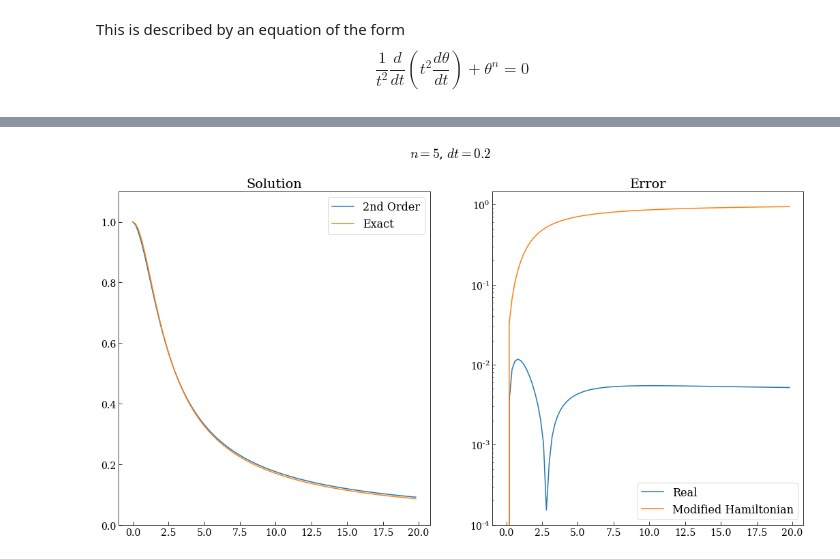
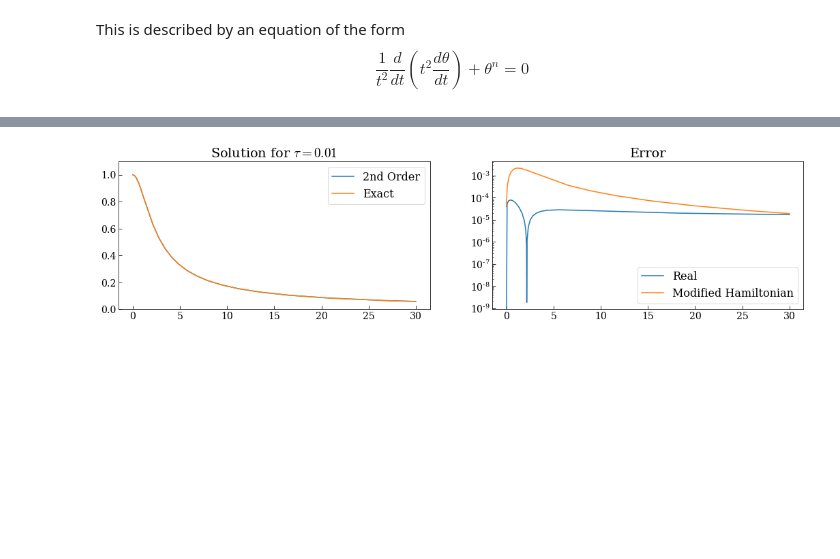
Before and after one commit to mseri/contact-integrators, a Jupyter notebook: The Lane-Emden Model-Error Analysis.ipynb, the cells around one changed output, grey strips where cells are left out. Drawn from its saved outputs; the diff is of its cells as text; code cells hidden in the pictures; blank space fills up the shorter version.

```diff
--- a/The Lane-Emden Model-Error Analysis.ipynb
+++ b/The Lane-Emden Model-Error Analysis.ipynb
@@ -57,7 +62,8 @@ def upper_error_bound_p(n, m, dt, p, q):
+# %%
+dt = 0.01 # run with 0.2 and 0.01
 # %%
 n = 0
 le = LaneEmden(n)
-dt = 0.2
 tf = 2.7
 p0, q0 = (0,1)
 tspan = np.arange(0.0, tf, dt)
@@ -66,8 +72,8 @@ exact = lambda t: 1-1/6*t**2
 errq = lambda m, p0, q0: upper_error_bound(n,m,dt,p0,q0)
 errp = lambda m, p0, q0: upper_error_bound_p(n,m,dt,p0,q0)
 
-plt.figure(figsize=(18,9))
-plt.suptitle(f"$n={le.n}$, $dt={dt}$")
+plt.figure(figsize=(18,4))
+#plt.suptitle(f"$n={le.n}$, $dt={dt}$")
 sol, _, _ = ic.integrate(ic.step, le, tspan, p0, q0, 0.0)
 
 #p1, q1 = sol[:,0][1], sol[:,1][1]
@@ -75,7 +81,7 @@ sol, _, _ = ic.integrate(ic.step, le, tspan, p0, q0, 0.0)
 #sole1, _, _ = ic.integrate(ic.step6e, le, tspan[1:], p1, q1, 0.0)
 
 plt.subplot(121)
-plt.title("Solution")
+plt.title(f"Solution for $\\tau={dt}$")
 plt.plot(tspan,sol[:,1],label="2nd Order")
 plt.plot(tspan, exact(tspan),
          label="Exact")
@@ -85,7 +91,7 @@ plt.legend()
 plt.subplot(122)
 plt.title("Error")
 plt.plot(tspan,abs(sol[:,1]-exact(tspan)),label="Real")
-plt.plot(tspan,np.cumsum([errq(m,p0,q0) for m, p0, q0 in zip(range(len(tspan)),sol[:,0],sol[:,1])]),
+plt.plot(tspan,np.array([errq(m,p0,q0) for m, p0, q0 in zip(range(len(tspan)),sol[:,0],sol[:,1])]),
          label="Modified Hamiltonian")
 plt.legend()
 plt.yscale("log")
@@ -97,7 +103,6 @@ plt.show()
 # %%
 n = 1
 le = LaneEmden(n)
-dt = 0.2
 tf = 3.5
 p0, q0 = (0,1)
 tspan = np.arange(0.0, tf, dt)
@@ -110,8 +115,8 @@ exact[0] = 1.0
 errq = lambda m, p0, q0: upper_error_bound(n,m,dt,p0,q0)
 errp = lambda m, p0, q0: upper_error_bound_p(n,m,dt,p0,q0)
 
-plt.figure(figsize=(18,9))
-plt.suptitle(f"$n={le.n}$, $dt={dt}$")
+plt.figure(figsize=(18,4))
+#plt.suptitle(f"$n={le.n}$, $dt={dt}$")
 sol, _, _ = ic.integrate(ic.step, le, tspan, p0, q0, 0.0)
 
 #p1, q1 = sol[:,0][1], sol[:,1][1]
@@ -119,7 +124,7 @@ sol, _, _ = ic.integrate(ic.step, le, tspan, p0, q0, 0.0)
 #sole1, _, _ = ic.integrate(ic.step6e, le, tspan[1:], p1, q1, 0.0)
 
 plt.subplot(121)
-plt.title("Solution")
+plt.title(f"Solution for $\\tau={dt}$")
 plt.plot(tspan,sol[:,1],label="2nd Order")
 plt.plot(tspan, exact,
          label="Exact")
@@ -129,7 +134,7 @@ plt.legend()
 plt.subplot(122)
 plt.title("Error")
 plt.plot(tspan,abs(sol[:,1]-exact),label="Real")
-plt.plot(tspan,np.cumsum([errq(m,p0,q0) for m, p0, q0 in zip(range(len(tspan)),sol[:,0],sol[:,1])]),
+plt.plot(tspan,np.array([errq(m,p0,q0) for m, p0, q0 in zip(range(len(tspan)),sol[:,0],sol[:,1])]),
          label="Modified Hamiltonian")
 plt.legend()
 plt.yscale("log")
@@ -141,40 +146,39 @@ plt.show()
 # %%
 n=5
 le = LaneEmden(n)
-dt = 0.2
-tf = 20.0
+tf = 30.0
 p0, q0 = (0,1)
 tspan = np.arange(0.0, tf, dt)
 
 exact = lambda t: 1/np.sqrt(1 + t**2/3)
 errq = lambda m, p0, q0: upper_error_bound(n,m,dt,p0,q0)
 errp = lambda m, p0, q0: upper_error_bound_p(n,m,dt,p0,q0)
 
-plt.figure(figsize=(18,9))
-plt.suptitle(f"$n={le.n}$, $dt={dt}$")
+plt.figure(figsize=(18,4))
+#plt.suptitle(f"$n={le.n}$, $dt={dt}$")
 sol, _, _ = ic.integrate(ic.step, le, tspan, p0, q0, 0.0)
 
 #p1, q1 = sol[:,0][1], sol[:,1][1]
 #solm1, _, _ = ic.integrate(ic.step6, le, tspan[1:], p1, q1, 0.0)
 #sole1, _, _ = ic.integrate(ic.step6e, le, tspan[1:], p1, q1, 0.0)
 
 plt.subplot(121)
-plt.title("Solution")
+plt.title(f"Solution for $\\tau={dt}$")
 plt.plot(tspan,sol[:,1],label="2nd Order")
 plt.plot(tspan, exact(tspan),
          label="Exact")
 plt.ylim(0,1.1)
 plt.legend()
 
 plt.subplot(122)
 plt.title("Error")
 plt.plot(tspan,abs(sol[:,1]-exact(tspan)),label="Real")
-plt.plot(tspan,np.cumsum([errq(m,p0,q0) for m, p0, q0 in zip(range(len(tspan)),sol[:,0],sol[:,1])]),
+plt.plot(tspan,np.array([errq(m,p0,q0) for m, p0, q0 in zip(range(len(tspan)),sol[:,0],sol[:,1])]),
          label="Modified Hamiltonian")
 plt.legend()
 plt.yscale("log")
 plt.legend()
 
 plt.show()
 # %% [output]
-[figure, old version]
+[figure, new version]
```
Also changed, not shown: parts of 4 cells of this notebook.
